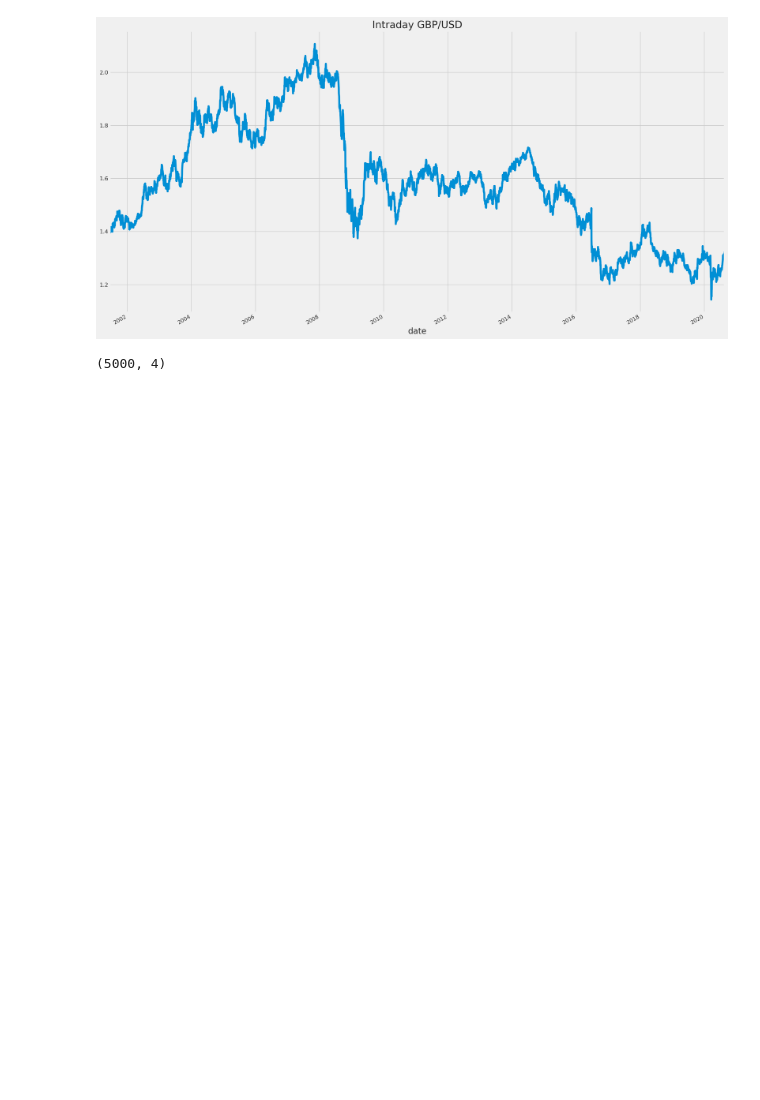
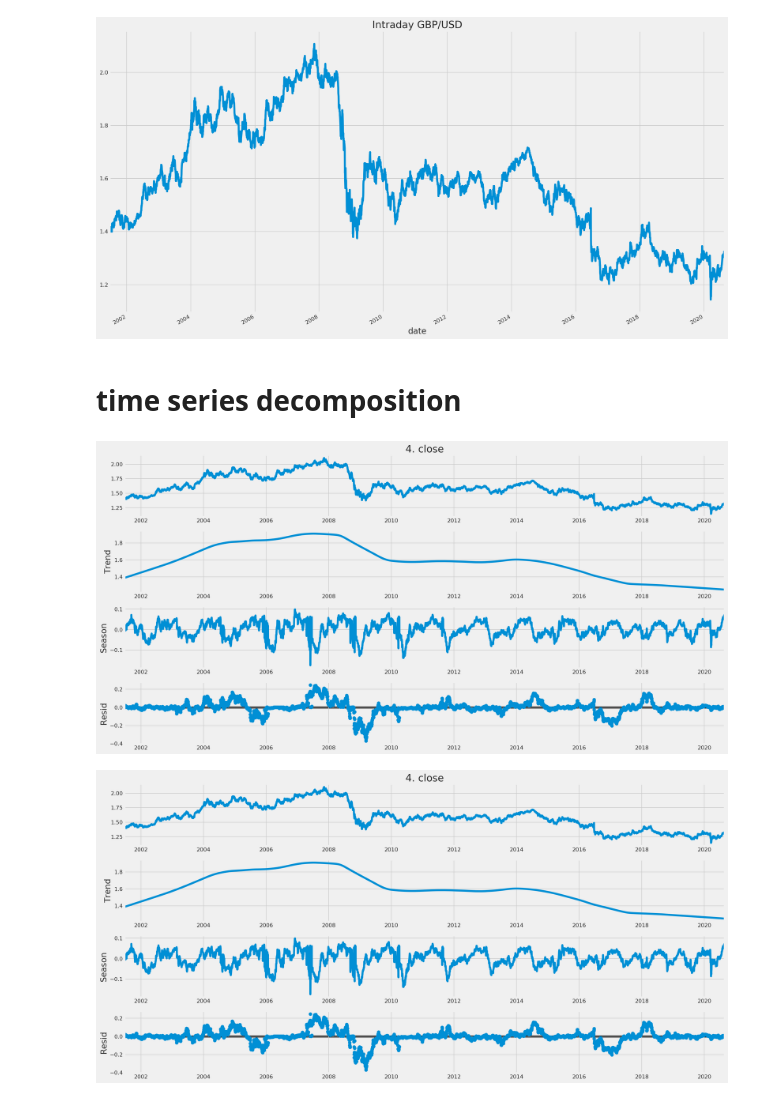
Before and after one commit to akokaz1/Algo-Trading, a Jupyter notebook: notebooks/scripts/long_short_term_memory.ipynb, the cells around one changed output. Drawn from its saved outputs; the diff is of its cells as text; code cells hidden in the pictures; blank space fills up the shorter version.

Commit message:
created seasonal decomposition

```diff
--- a/notebooks/scripts/long_short_term_memory.ipynb
+++ b/notebooks/scripts/long_short_term_memory.ipynb
@@ -37,7 +33,14 @@ plt.title('Intraday GBP/USD')
 plt.show()
 # %% [output]
 [figure]
-# %%
-data.shape
-# %% [output]
-(5000, 4)
+# %% [markdown]
+# time series decomposition
+# %%
+data.sort_index(inplace=True)
+# %%
+model = sm.tsa.STL(data['4. close'], period=365, robust=True).fit()
+# %%
+model.plot()
+# %% [output]
+[figure, added]
+[figure, added]
```
Also changed, not shown: parts of 2 cells of this notebook.
